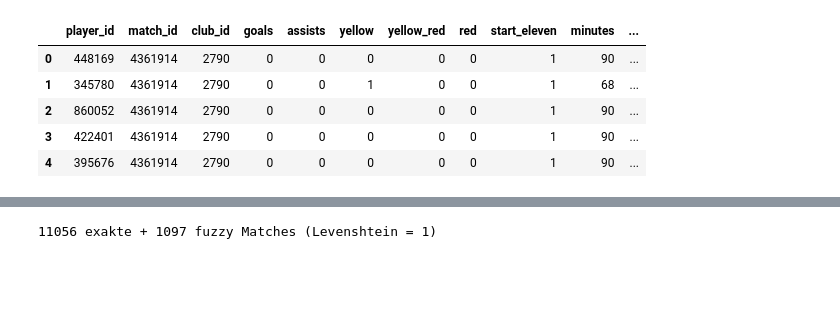
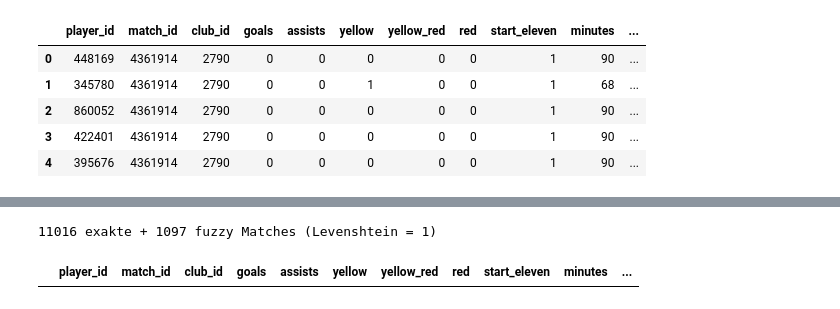
Before and after one commit to BDP26/pm4-iAM-Scout, a Jupyter notebook: rating_model/merge.ipynb, the cells around one changed output, grey strips where cells are left out. Cells and saved outputs as stored; diff of their text form; code cells hidden in the pictures; blank space fills up the shorter version.

Commit message:
rating bug fixed

```diff
--- a/rating_model/merge.ipynb
+++ b/rating_model/merge.ipynb
@@ -165,7 +165,13 @@ ss.loc[ss["player_name"] == "d pech", "player_name"] = "dominik pech"
 ss.loc[ss["player_name"] == "miguel mardochee", "player_name"] = "mardochée miguel"
 
 tf,df = merge_and_split(tm, ss, df, ["player_name", "date"])
+
+df = df.dropna(subset=["rating"])
 # %% [output]
-11056 exakte + 1097 fuzzy Matches (Levenshtein = 1)
+11016 exakte + 1097 fuzzy Matches (Levenshtein = 1)
 # %%
 df.to_csv("../data/transform/pro/stats_with_rating.csv", index=False)
+# %%
+tf
+# %% [output]
+|  | player_id | match_id | club_id | goals | assists | yellow | yellow_red | red | start_eleven | minutes | ... |
```
Also changed, not shown: parts of 1 cell of this notebook, 1 other file.
